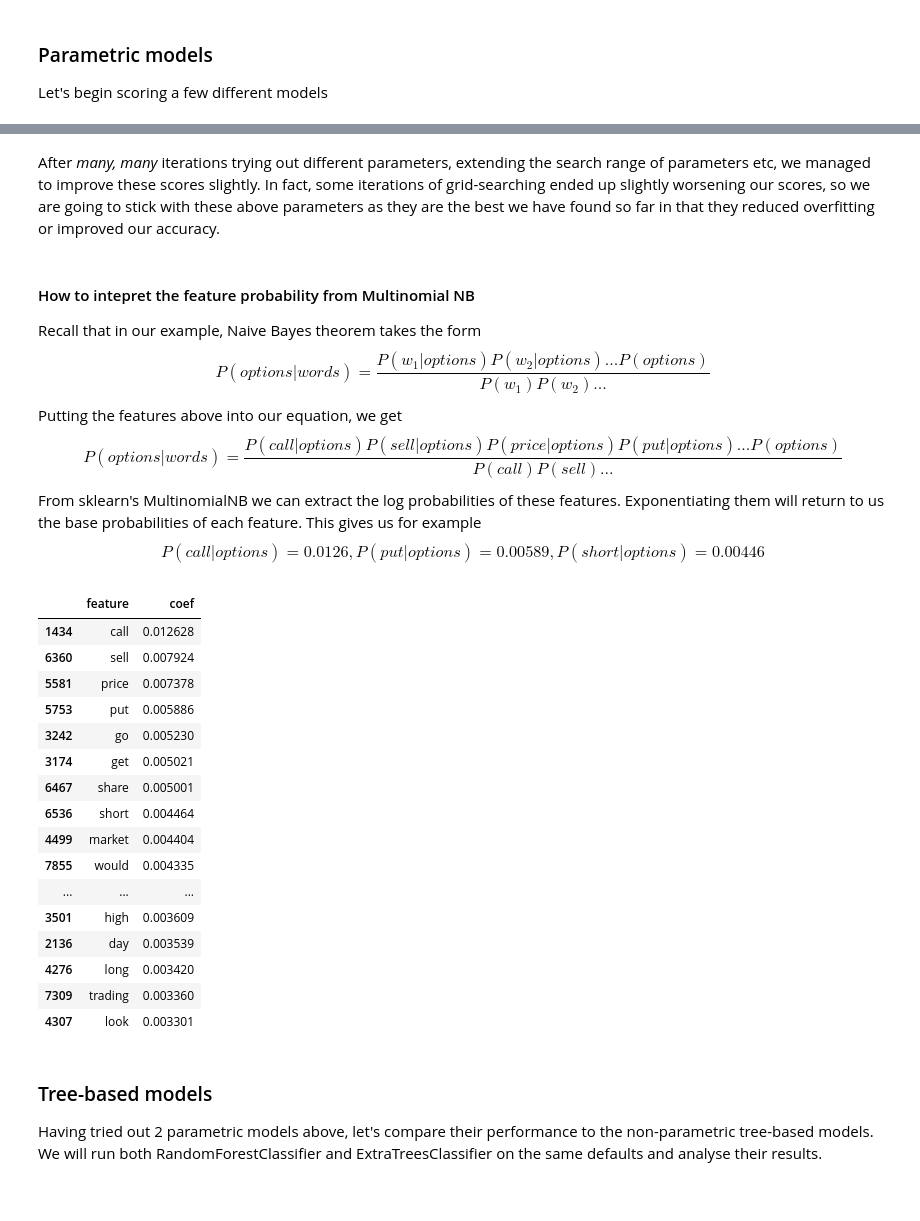
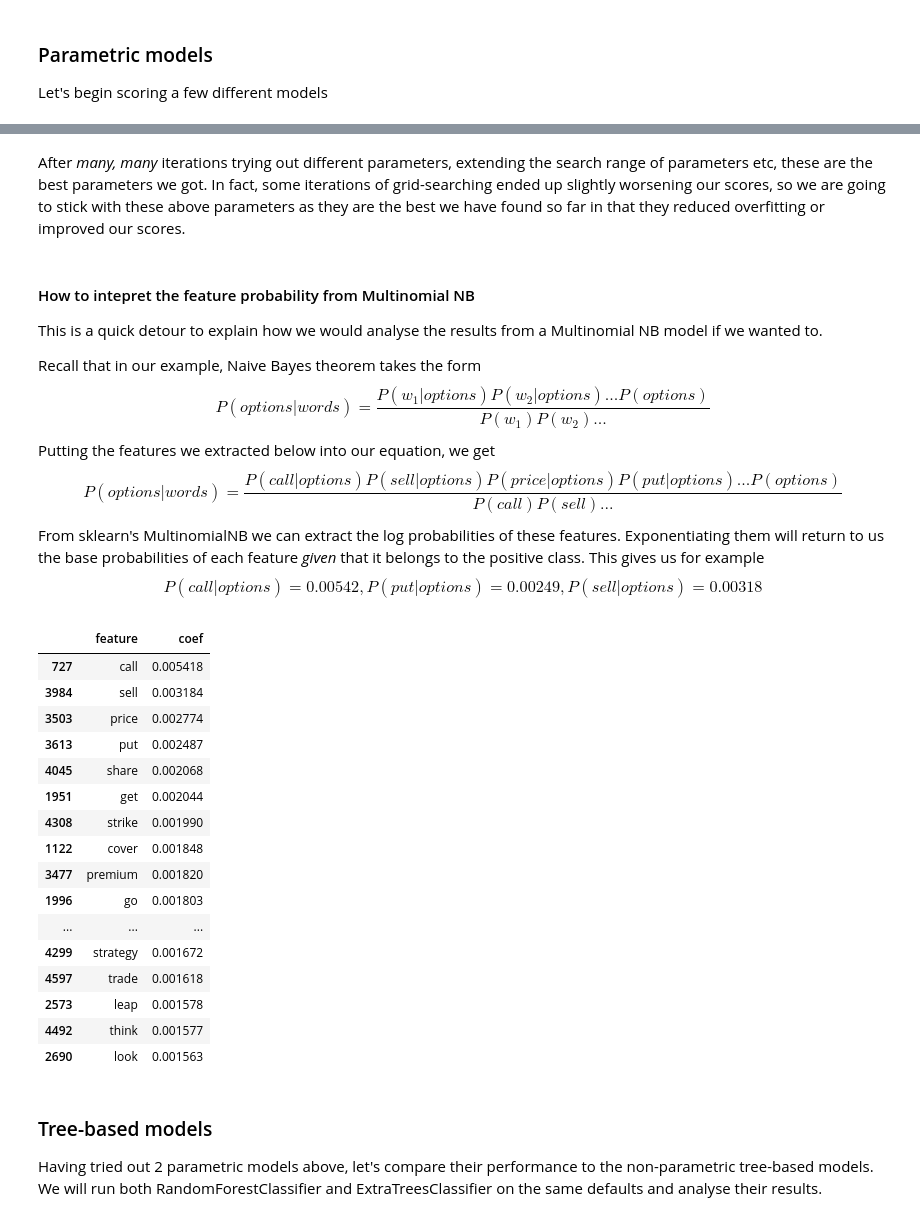
Before and after one commit to krompirov/general-assembly-projects, a Jupyter notebook: project_3 Reddit classifier/3_Modelling and Evaluation.ipynb, the cells around one changed output, grey strips where cells are left out. Drawn from its saved outputs; the diff is of its cells as text; code cells hidden in the pictures.

Commit message:
reran data and models

```diff
--- a/project_3 Reddit classifier/3_Modelling and Evaluation.ipynb
+++ b/project_3 Reddit classifier/3_Modelling and Evaluation.ipynb
@@ -205,13 +202,13 @@ Let's begin scoring a few different models
 
 pipe_params = {
     'cvec__max_df':[0.9, 0.85],
-    'cvec__min_df':[2,3],
+    'cvec__min_df':[1,2],
     'cvec__max_features':[2000,5000,8000],
-    'cvec__ngram_range':[(1,1),(1,2)],
+    'cvec__ngram_range':[(1,1)],
     'cvec__stop_words':[['stocks','options','stock','option']],
-    'lr__C':[0.5,0.7,1.0]
+    'lr__C':[0.5,1.0],
+    'lr__solver':['saga']
 }
-`
 lr_cvec_cv = gscv_creator('cvec', 'lr', pipe_params)
 lr_cvec_cv.fit(X_train, y_train)
 gscv_result_printer(lr_cvec_cv, X_val, y_val)
@@ -237,11 +233,12 @@ False negatives: 36
 
 pipe_params = {
     'tvec__max_df':[0.9, 0.85],
-    'tvec__min_df':[2,3],
+    'tvec__min_df':[1,2],
     'tvec__max_features':[2000,5000,8000],
-    'tvec__ngram_range':[(1,1),(1,2)],
+    'tvec__ngram_range':[(1,1)],
     'tvec__stop_words':[['stocks','options','stock','option']],
-    'lr__C':[0.5,0.7,1.0]
+    'lr__C':[0.5,1.0],
+    'lr__solver':['saga']
 }
 
 lr_tvec_cv = gscv_creator('tvec', 'lr', pipe_params)
@@ -268,9 +264,9 @@ False negatives: 37
 # Model 3: CountVectorizer with Multinomial Naive Bayes
 pipe_params = {
     'cvec__max_df':[0.9, 0.85],
-    'cvec__min_df':[2,3],
+    'cvec__min_df':[1,2],
     'cvec__max_features':[2000,5000,8000],
-    'cvec__ngram_range':[(1,1),(1,2)],
+    'cvec__ngram_range':[(1,1)],
     'cvec__stop_words':[['stocks','options','stock','option']],
     'nb__alpha':[0.5,1.0]
 }
@@ -285,9 +295,9 @@ NameError: name 'gscv_creator' is not defined
 
 pipe_params = {
     'tvec__max_df':[0.9, 0.85],
-    'tvec__min_df':[2,3],
+    'tvec__min_df':[1,2],
     'tvec__max_features':[2000,5000,8000],
-    'tvec__ngram_range':[(1,1),(1,2)],
+    'tvec__ngram_range':[(1,1)],
     'tvec__stop_words':[['stocks','options','stock','option']],
     'nb__alpha':[0.5,1.0]
 }
@@ -394,39 +402,41 @@ False positives: 29
 True negatives: 206
 False negatives: 34
 # %% [markdown]
-After *many, many* iterations trying out different parameters, extending the search range of parameters etc, we managed to improve these scores slightly. In fact, some iterations of grid-searching ended up slightly worsening our scores, so we are going to stick with these above parameters as they are the best we have found so far in that they reduced overfitting or improved our accuracy.
+After *many, many* iterations trying out different parameters, extending the search range of parameters etc, these are the best parameters we got. In fact, some iterations of grid-searching ended up slightly worsening our scores, so we are going to stick with these above parameters as they are the best we have found so far in that they reduced overfitting or improved our scores.
 # %% [markdown]
 #### How to intepret the feature probability from Multinomial NB
 
+This is a quick detour to explain how we would analyse the results from a Multinomial NB model if we wanted to.
+
 Recall that in our example, Naive Bayes theorem takes the form
 $$P(options|words) = \frac{P(w_1|options)P(w_2|options)...P(options)}{P(w_1)P(w_2)...}$$
-Putting the features above into our equation, we get
+Putting the features we extracted below into our equation, we get
 $$P(options|words) = \frac{P(call|options)P(sell|options)P(price|options)P(put|options)...P(options)}{P(call)P(sell)...}$$
-From sklearn's MultinomialNB we can extract the log probabilities of these features. Exponentiating them will return to us the base probabilities of each feature. This gives us for example
-$$P(call|options) = 0.0126, P(put|options) = 0.00589, P(short|options) = 0.00446$$
+From sklearn's MultinomialNB we can extract the log probabilities of these features. Exponentiating them will return to us the base probabilities of each feature *given* that it belongs to the positive class. This gives us for example
+$$P(call|options) = 0.00542, P(put|options) = 0.00249, P(sell|options) = 0.00318$$
 # %%
 # extract the probabilities out from multiNB
-coef_table2 = pd.DataFrame({'feature': nb_cvec_cv.best_estimator_['cvec'].get_feature_names(),
-              'coef': np.exp(nb_cvec_cv.best_estimator_['nb'].feature_log_prob_[1])}).sort_values(by='coef', ascending=False)
+coef_table2 = pd.DataFrame({'feature': nb_tvec_cv.best_estimator_['tvec'].get_feature_names(),
+              'coef': np.exp(nb_tvec_cv.best_estimator_['nb'].feature_log_prob_[1])}).sort_values(by='coef', ascending=False)
 coef_table2.head(20)
 # %% [output]
 |  | feature | coef |
-| 1434 | call | 0.012628 |
-| 6360 | sell | 0.007924 |
-| 5581 | price | 0.007378 |
-| 5753 | put | 0.005886 |
-| 3242 | go | 0.005230 |
-| 3174 | get | 0.005021 |
-| 6467 | share | 0.005001 |
-| 6536 | short | 0.004464 |
-| 4499 | market | 0.004404 |
-| 7855 | would | 0.004335 |
+| 727 | call | 0.005418 |
+| 3984 | sell | 0.003184 |
+| 3503 | price | 0.002774 |
+| 3613 | put | 0.002487 |
+| 4045 | share | 0.002068 |
+| 1951 | get | 0.002044 |
+| 4308 | strike | 0.001990 |
+| 1122 | cover | 0.001848 |
+| 3477 | premium | 0.001820 |
+| 1996 | go | 0.001803 |
 | ... | ... | ... |
-| 3501 | high | 0.003609 |
-| 2136 | day | 0.003539 |
-| 4276 | long | 0.003420 |
-| 7309 | trading | 0.003360 |
-| 4307 | look | 0.003301 |
+| 4299 | strategy | 0.001672 |
+| 4597 | trade | 0.001618 |
+| 2573 | leap | 0.001578 |
+| 4492 | think | 0.001577 |
+| 2690 | look | 0.001563 |
 # %% [markdown]
 ### Tree-based models
 Having tried out 2 parametric models above, let's compare their performance to the non-parametric tree-based models. We will run both RandomForestClassifier and ExtraTreesClassifier on the same defaults and analyse their results.
```
Also changed, not shown: parts of 36 cells of this notebook, 16 other files.
